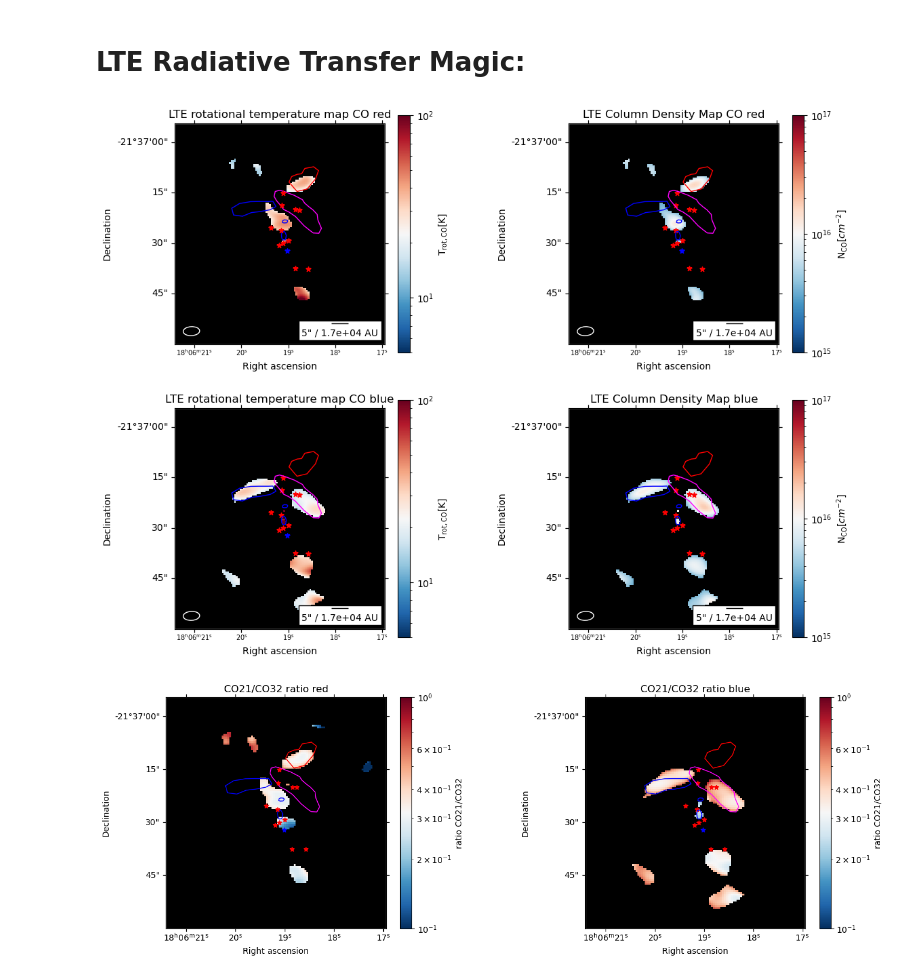
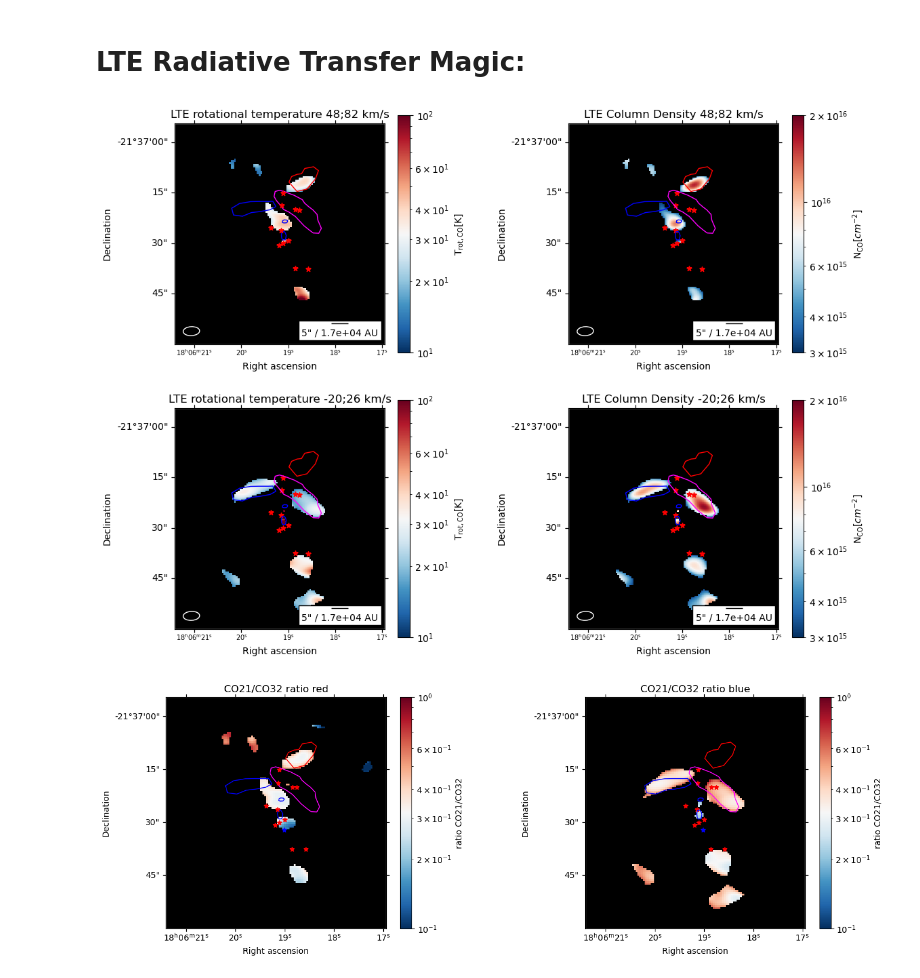
Before and after one commit to femkeballieux/master_project_2, a Jupyter notebook: code/LTERadtrans_RotDiagram_G008.67.ipynb, the cells around one changed output. Cells and saved outputs as stored; diff of their text form; code cells hidden in the pictures.

```diff
--- a/code/LTERadtrans_RotDiagram_G008.67.ipynb
+++ b/code/LTERadtrans_RotDiagram_G008.67.ipynb
@@ -41,8 +41,10 @@ B7_red_name = 'region_selection/CO32_M0_48_82_dropped_axes.fits'    #M0 map of t
 B6_blue_name = 'region_selection/CO21_M0_-20_26_dropped_axes.fits'    #M0 map of the CO 2-1 line, band 6, blueshifted
 B7_blue_name = 'region_selection/CO32_M0_-20_26_dropped_axes.fits'    #M0 map of the CO 3-2 line, band 7, blueshifted
 
-red_velrange='48_82'
+red_velrange ='48_82'
 blue_velrange = '-20_26'
+red_velrange_text='48;82'
+blue_velrange_text = '-20;26'
 
 d = 3.4 * u.kpc
 e_d = 0.3 * u.kpc
@@ -301,8 +303,8 @@ Tk_CO_red = -1/rot_ratio_CO_red
 Tk_CO_blue = -1/rot_ratio_CO_blue
 # %%
 #required to plot the colorbars
-norm_T = mpl.colors.LogNorm(vmin=5e0, vmax=1e2)
-norm_d = mpl.colors.LogNorm(vmin=1e15, vmax=1e17)
+norm_T = mpl.colors.LogNorm(vmin=1e1, vmax=1e2)
+norm_d = mpl.colors.LogNorm(vmin=3e15, vmax=2e16)
 sm_T = cm.ScalarMappable(norm=norm_T, cmap=cmap)
 sm_d = cm.ScalarMappable(norm=norm_d, cmap=cmap)
 # %%
@@ -347,7 +349,7 @@ fig, ax = plt.subplots(2,2, figsize=(12.5,10), subplot_kw={'projection': wcs_B7_
 #temp red
 ax[0,0].imshow(Tk_CO_red_behaved.value, origin='lower', cmap='RdBu_r', norm=norm_T)
 ax[0,0].set_facecolor('black')
-ax[0,0].set_title('LTE rotational temperature map CO red')
+ax[0,0].set_title('LTE rotational temperature '+red_velrange_text+' km/s')
 ax[0,0].set_xlabel('Right ascension')
 ax[0,0].set_ylabel('Declination')
 v.add_beam(ax=ax[0,0],major=beam_major, minor=beam_minor, angle=beam_pa, color='black', edgecolor='white')
@@ -360,7 +362,7 @@ fig.colorbar(mappable=sm_T, ax=ax[0,0], label=r'T$_{\mathrm{rot,CO}}$[K]')
 #temp blue
 ax[1,0].imshow(Tk_CO_blue_behaved.value, origin='lower', cmap='RdBu_r', norm=norm_T)
 ax[1,0].set_facecolor('black')
-ax[1,0].set_title('LTE rotational temperature map CO blue')
+ax[1,0].set_title('LTE rotational temperature '+blue_velrange_text+' km/s')
 ax[1,0].set_xlabel('Right ascension')
 ax[1,0].set_ylabel('Declination')
 ax[1,0].set_xlim(0, 120)
@@ -373,7 +375,7 @@ fig.colorbar(mappable=sm_T, ax=ax[1,0], label=r'T$_{\mathrm{rot,CO}}$[K]')
 #coldens red
 ax[0,1].imshow(N_B6_CO_red_behaved.value, origin='lower', cmap='RdBu_r', norm=norm_d)
 ax[0,1].set_facecolor('black')
-ax[0,1].set_title('LTE Column Density Map CO red')
+ax[0,1].set_title('LTE Column Density '+red_velrange_text+' km/s')
 ax[0,1].set_xlabel('Right ascension')
 ax[0,1].set_ylabel('Declination')
 ax[0,1].set_xlim(0,120)
@@ -386,45 +388,45 @@ fig.colorbar(mappable=sm_d, ax=ax[0,1], label=r'N$_{\mathrm{CO}}[cm^{-2}]$')
 #coldens blue
 ax[1,1].imshow(N_B6_CO_blue_behaved.value, origin='lower', cmap='RdBu_r', norm=norm_d)
 ax[1,1].set_facecolor('black')
-ax[1,1].set_title('LTE Column Density Map blue')
+ax[1,1].set_title('LTE Column Density '+blue_velrange_text+' km/s')
 ax[1,1].set_xlabel('Right ascension')
 ax[1,1].set_ylabel('Declination')
 ax[1,1].set_xlim(0, 120)
 ax[1,1].set_ylim(0, 126)
 v.add_beam(ax=ax[1,1],major=beam_major, minor=beam_minor, angle=beam_pa, color='black', edgecolor='white')
 ax[1,1].tick_params(axis='x', labelsize=7)
 v.add_scalebar(ax[1,1], length=5*u.arcsec, label=f"5\" / {((5*u.arcsec).to(u.rad)*d.to(u.au)).value:.2} AU", frame=True, pad=0.3)
 fig.colorbar(mappable=sm_d, ax=ax[1,1], label=r'N$_{\mathrm{CO}}[cm^{-2}]$')
 
-ax[0,0].scatter(hot_cores_RA, hot_cores_DEC, transform=ax[0,0].get_transform('fk5'), s=30,
-           color='blue', marker='*', label='Hot cores')
-ax[0,1].scatter(hot_cores_RA, hot_cores_DEC, transform=ax[0,1].get_transform('fk5'), s=30,
-           color='blue', marker='*', label='Hot cores')
-ax[1,0].scatter(hot_cores_RA, hot_cores_DEC, transform=ax[1,0].get_transform('fk5'), s=30,
-           color='blue', marker='*', label='Hot cores')
-ax[1,1].scatter(hot_cores_RA, hot_cores_DEC, transform=ax[1,1].get_transform('fk5'), s=30,
-           color='black', marker='*', label='Hot cores', zorder=100)
+# ax[0,0].scatter(hot_cores_RA, hot_cores_DEC, transform=ax[0,0].get_transform('fk5'), s=30,
+#            color='blue', marker='*', label='Hot cores')
+# ax[0,1].scatter(hot_cores_RA, hot_cores_DEC, transform=ax[0,1].get_transform('fk5'), s=30,
+#            color='blue', marker='*', label='Hot cores')
+# ax[1,0].scatter(hot_cores_RA, hot_cores_DEC, transform=ax[1,0].get_transform('fk5'), s=30,
+#            color='blue', marker='*', label='Hot cores')
+# ax[1,1].scatter(hot_cores_RA, hot_cores_DEC, transform=ax[1,1].get_transform('fk5'), s=30,
+#            color='black', marker='*', label='Hot cores', zorder=100)
 
 ax[0,0].scatter(all_cores_coords.ra, all_cores_coords.dec, transform=ax[0,0].get_transform('fk5'), s=30,
               color='red', marker='*', label='All cores', zorder=100)
 ax[0,1].scatter(all_cores_coords.ra, all_cores_coords.dec, transform=ax[0,1].get_transform('fk5'), s=30,
                 color='red', marker='*', label='All cores')
 ax[1,0].scatter(all_cores_coords.ra, all_cores_coords.dec, transform=ax[1,0].get_transform('fk5'), s=30,
                 color='red', marker='*', label='All cores')
 ax[1,1].scatter(all_cores_coords.ra, all_cores_coords.dec, transform=ax[1,1].get_transform('fk5'), s=30,
                 color='red', marker='*', label='All cores')
 
 for region in regions:
     pixel_region = region.to_pixel(wcs_B7_red)
     pixel_region.plot(ax=ax[0,0], linewidth=1)
     pixel_region.plot(ax=ax[0,1], linewidth=1)
     pixel_region.plot(ax=ax[1,0], linewidth=1)
     pixel_region.plot(ax=ax[1,1], linewidth=1)
 
 plt.subplots_adjust(wspace=0.5)
 plt.savefig(path+'plots/LTE_tempmaps_'+source_name+'.png', dpi=500, bbox_inches='tight')
 # %% [output]
-[figure, old version]
+[figure, new version]
 # %%
 #required to plot the colorbars
 norm_ratio = mpl.colors.LogNorm(vmin=1e-1, vmax=1e0)
```
Also changed, not shown: parts of 1 cell of this notebook, 5 other files.
